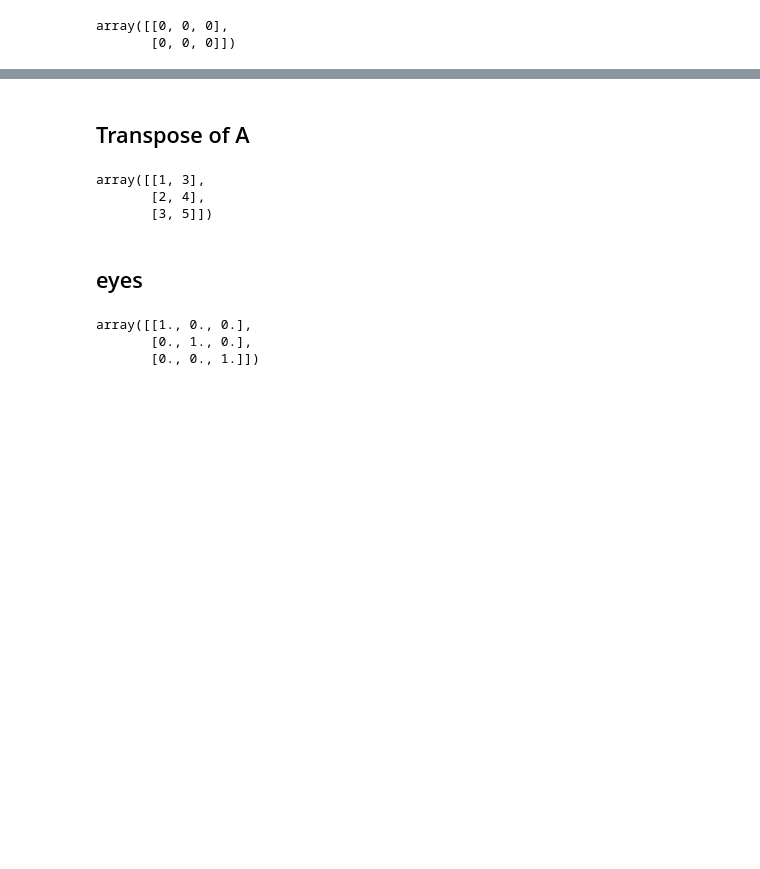
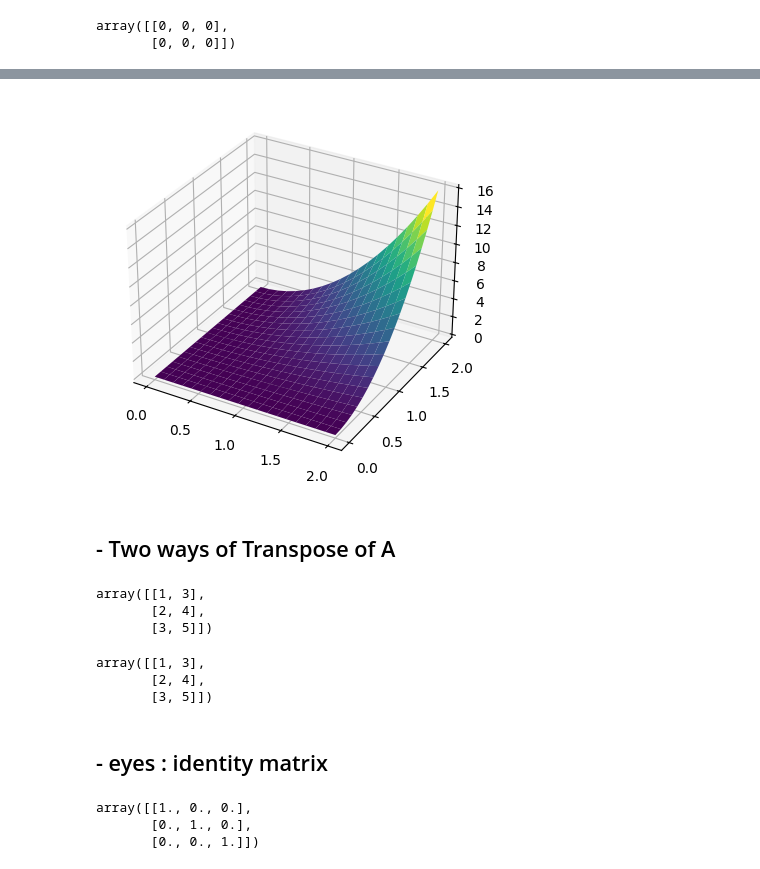
Before and after one commit to JJH123123123/pac-program-analyze-club-, a Jupyter notebook: pac/2.ipynb, the cells around one changed output, grey strips where cells are left out. Saved outputs shown, nothing was run; the diff lists cells and outputs as text; code cells hidden in the pictures; blank space fills up the shorter version.

```diff
--- a/pac/2.ipynb
+++ b/pac/2.ipynb
@@ -77,0 +174,3 @@ array([[0., 0., 0., 0., 0.],
+# %%
+[X,Y] = np.meshgrid(x,y)
+Z = X**2 * Y**2
@@ -78,13 +181,31 @@ array([[0., 0., 0., 0., 0.],
+# %%
+from mpl_toolkits.mplot3d import Axes3D
+
+fig = plt.figure()
+ax = fig.add_subplot(111, projection = "3d")
+
+surf = ax.plot_surface(X, Y, Z, cmap='viridis')
+
+plt.show()
+# %% [output]
+[figure, added]
 # %% [markdown]
-<h2> Transpose of A </h2>
+<h2> - Two ways of Transpose of A </h2>
 # %%
 A.T
 # %% [output]
 array([[1, 3],
        [2, 4],
        [3, 5]])
+# %%
+# or
+np.transpose(A)
+# %% [output]
+array([[1, 3],
+       [2, 4],
+       [3, 5]])
 # %% [markdown]
-<h2> eyes </h2>
+<h2> - eyes : identity matrix </h2>
 # %%
 C = np.eye(3)
 C
```
Also changed, not shown: parts of 72 cells of this notebook, 1 other file.
